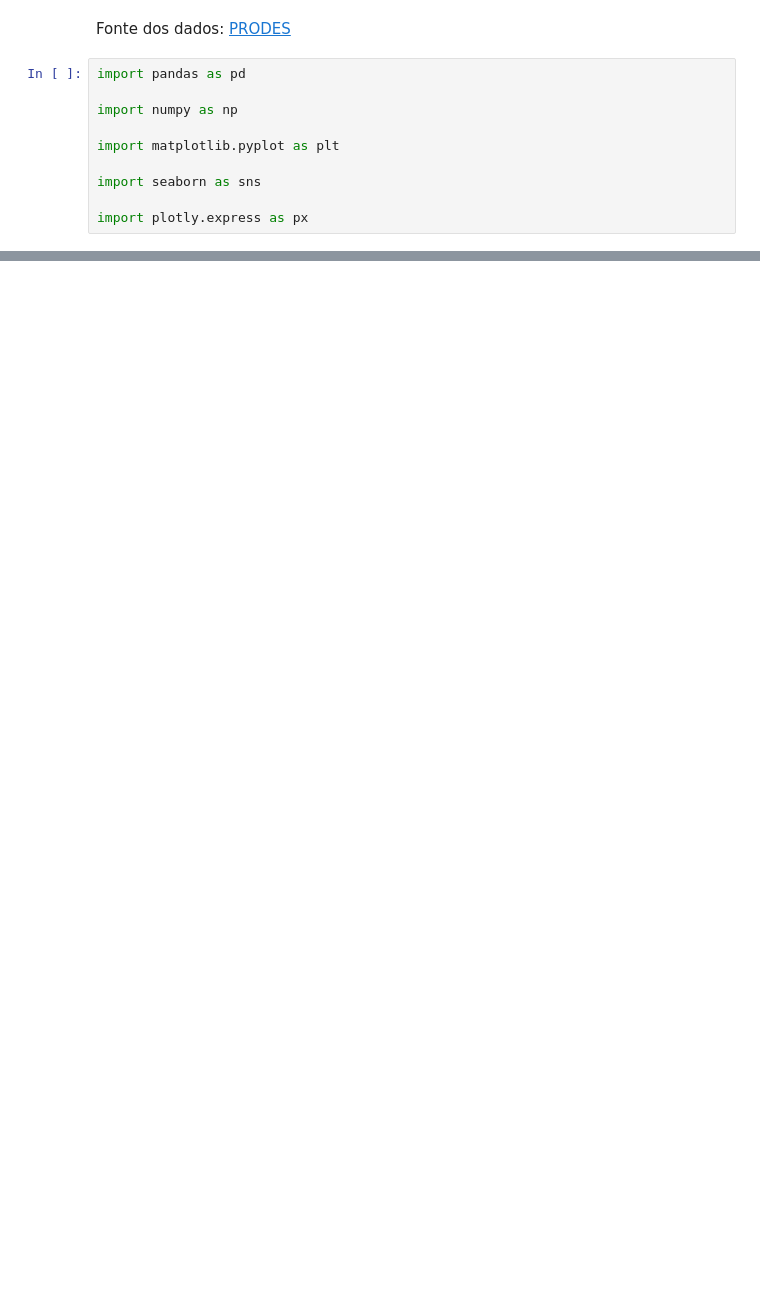
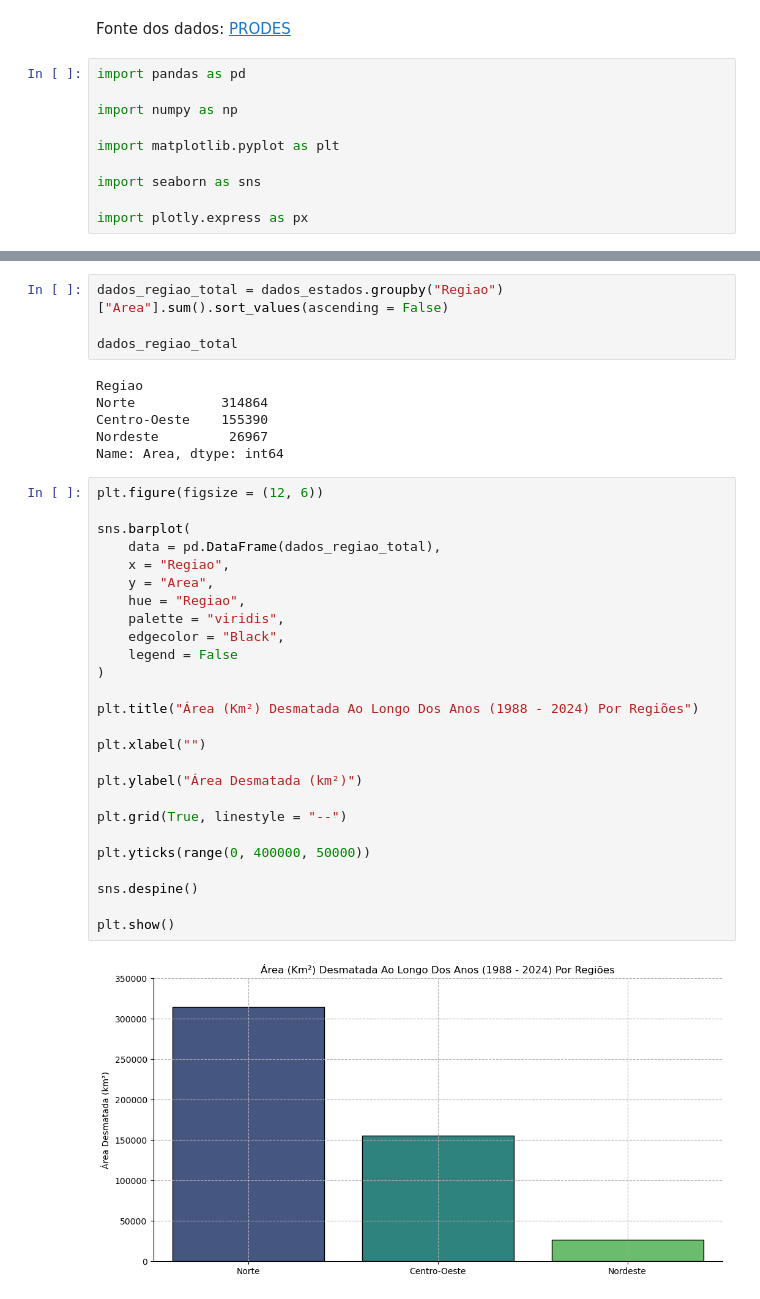
Before and after one commit to MatheusMorandi/Analise_Desmatamento_Brasil, a Jupyter notebook: src/eda.ipynb, the cells around one changed output, grey strips where cells are left out. Drawn from its saved outputs; the diff is of its cells as text; blank space fills up the shorter version.

```diff
--- a/src/eda.ipynb
+++ b/src/eda.ipynb
@@ -95,0 +129,38 @@ plt.show()
+# %%
+dados_regiao_total = dados_estados.groupby("Regiao")["Area"].sum().sort_values(ascending = False)
+
+dados_regiao_total
+# %% [output]
+Regiao
+Norte           314864
+Centro-Oeste    155390
+Nordeste         26967
+Name: Area, dtype: int64
+# %%
+plt.figure(figsize = (12, 6))
+
+sns.barplot(
+    data = pd.DataFrame(dados_regiao_total),
+    x = "Regiao",
+    y = "Area",
+    hue = "Regiao",
+    palette = "viridis",
+    edgecolor = "Black",
+    legend = False
+)
+
+plt.title("Área (Km²) Desmatada Ao Longo Dos Anos (1988 - 2024) Por Regiões")
+
+plt.xlabel("")
+
+plt.ylabel("Área Desmatada (km²)")
+
+plt.grid(True, linestyle = "--")
+
+plt.yticks(range(0, 400000, 50000))
+
+sns.despine()
+
+plt.show()
+# %% [output]
+[figure, added]
```
Also changed, not shown: parts of 6 cells of this notebook.
